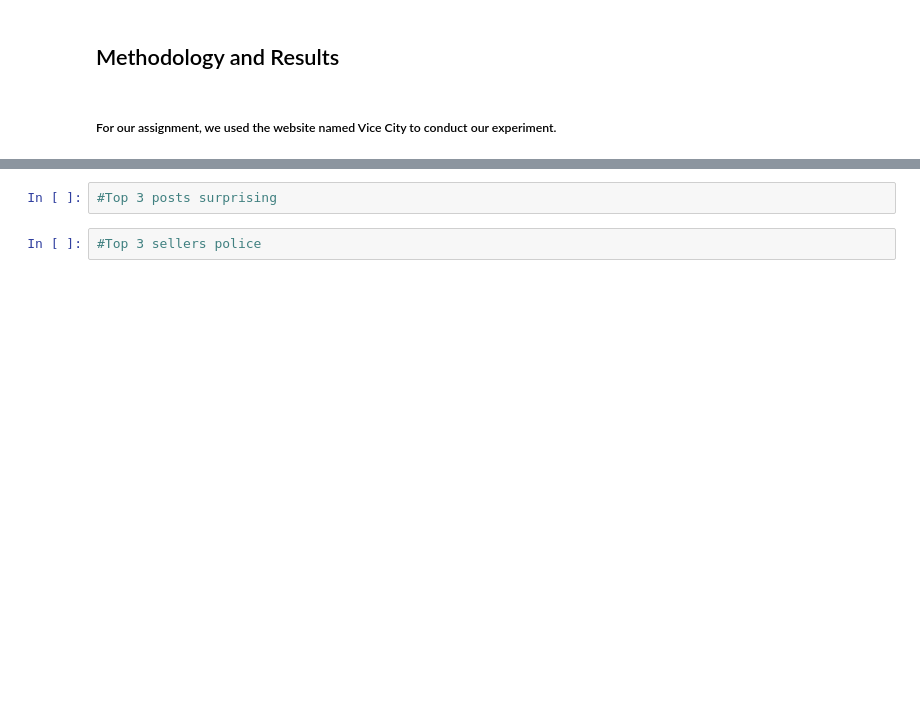
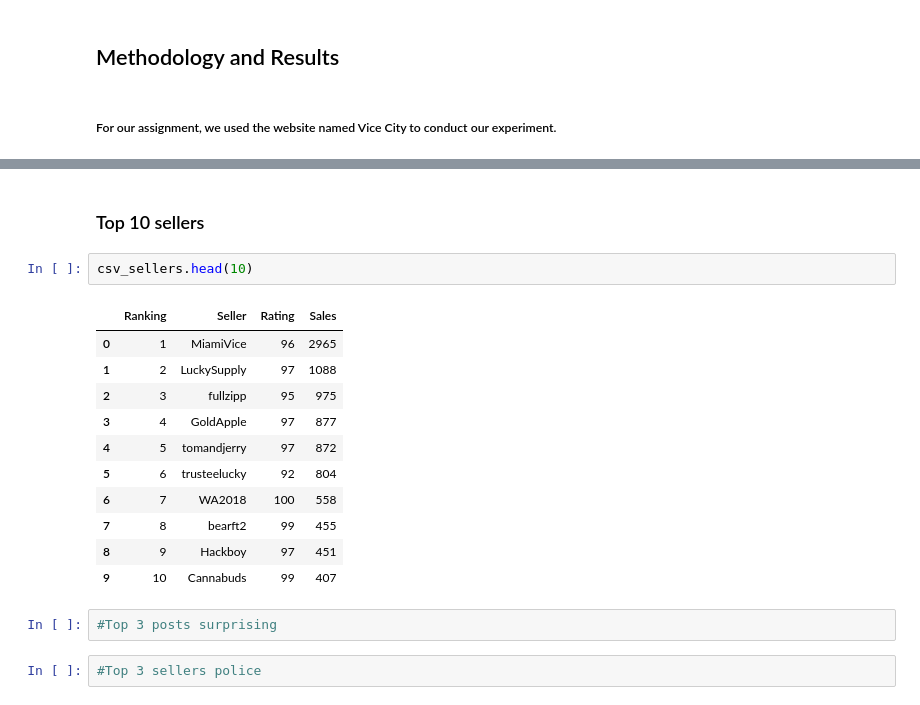
Before and after one commit to nagham-mekky/ForensicsAssignment1, a Jupyter notebook: Assignment1.ipynb, the cells around one changed output, grey strips where cells are left out. Drawn from its saved outputs; the diff is of its cells as text; blank space fills up the shorter version.

```diff
--- a/Assignment1.ipynb
+++ b/Assignment1.ipynb
@@ -20,3 +82,19 @@ the investigation
+# %% [markdown]
+### Top 10 sellers
+# %%
+csv_sellers.head(10)
+# %% [output]
+|  | Ranking | Seller | Rating | Sales |
+| 0 | 1 | MiamiVice | 96 | 2965 |
+| 1 | 2 | LuckySupply | 97 | 1088 |
+| 2 | 3 | fullzipp | 95 | 975 |
+| 3 | 4 | GoldApple | 97 | 877 |
+| 4 | 5 | tomandjerry | 97 | 872 |
+| 5 | 6 | trusteelucky | 92 | 804 |
+| 6 | 7 | WA2018 | 100 | 558 |
+| 7 | 8 | bearft2 | 99 | 455 |
+| 8 | 9 | Hackboy | 97 | 451 |
+| 9 | 10 | Cannabuds | 99 | 407 |
 # %%
 #Top 3 posts surprising
 # %%
```
Also changed, not shown: parts of 4 cells of this notebook, 2 other files.
